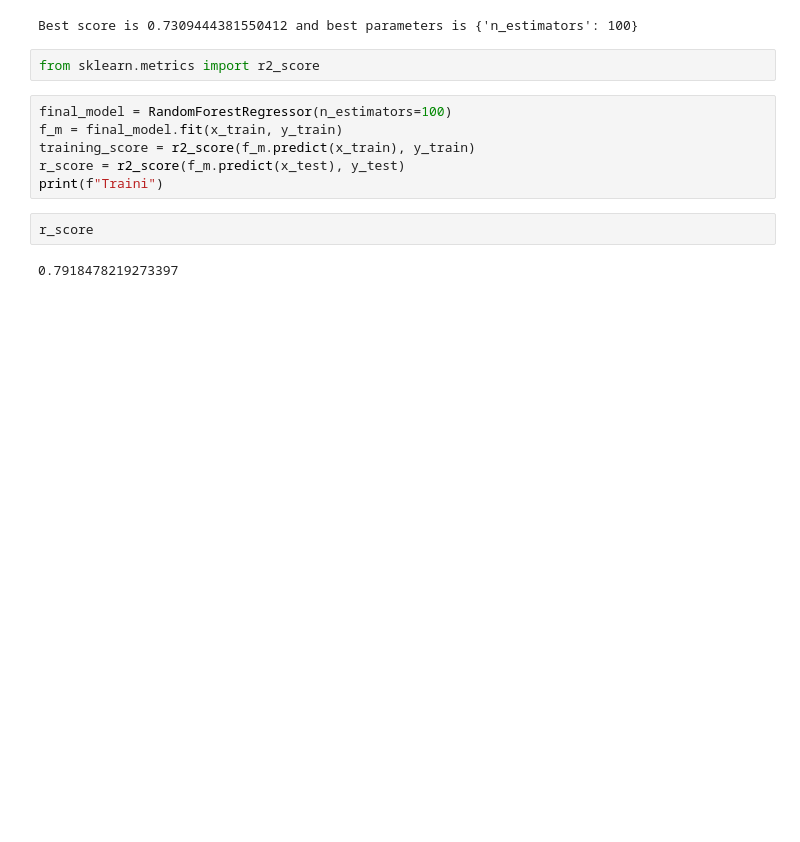
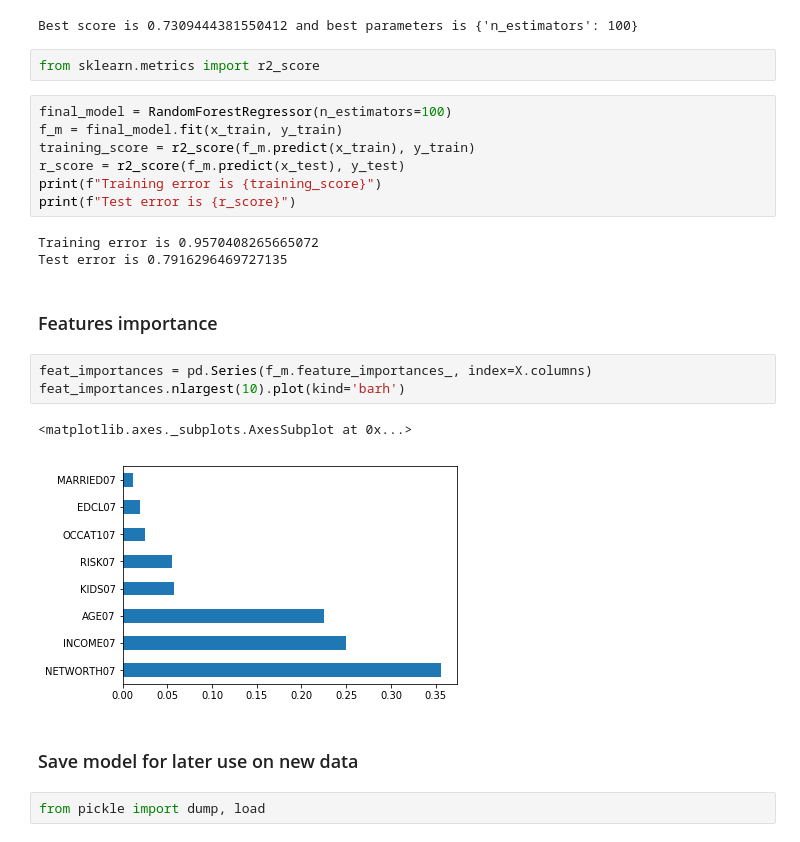
Before and after one commit to Karanpalshekhawat/ml_case_studies_finance_book, a Jupyter notebook: risk_tolerance.ipynb, the cells around one changed output. Saved outputs shown, nothing was run; the diff lists cells and outputs as text; blank space fills up the shorter version.

Commit message:
model saved for later use

```diff
--- a/risk_tolerance.ipynb
+++ b/risk_tolerance.ipynb
@@ -188,8 +188,20 @@ final_model = RandomForestRegressor(n_estimators=100)
 f_m = final_model.fit(x_train, y_train)
 training_score = r2_score(f_m.predict(x_train), y_train)
 r_score = r2_score(f_m.predict(x_test), y_test)
-print(f"Traini")
+print(f"Training error is {training_score}")
+print(f"Test error is {r_score}")
+# %% [output]
+Training error is 0.9570408265665072
+Test error is 0.7916296469727135
-# %%
-r_score
-# %% [output]
-0.7918478219273397
+# %% [markdown]
+### Features importance
+# %%
+feat_importances = pd.Series(f_m.feature_importances_, index=X.columns)
+feat_importances.nlargest(10).plot(kind='barh')
+# %% [output]
+<matplotlib.axes._subplots.AxesSubplot at 0x...>
+[figure, added]
+# %% [markdown]
+### Save model for later use on new data
+# %%
+from pickle import dump, load
```
Also changed, not shown: 1 other file.
